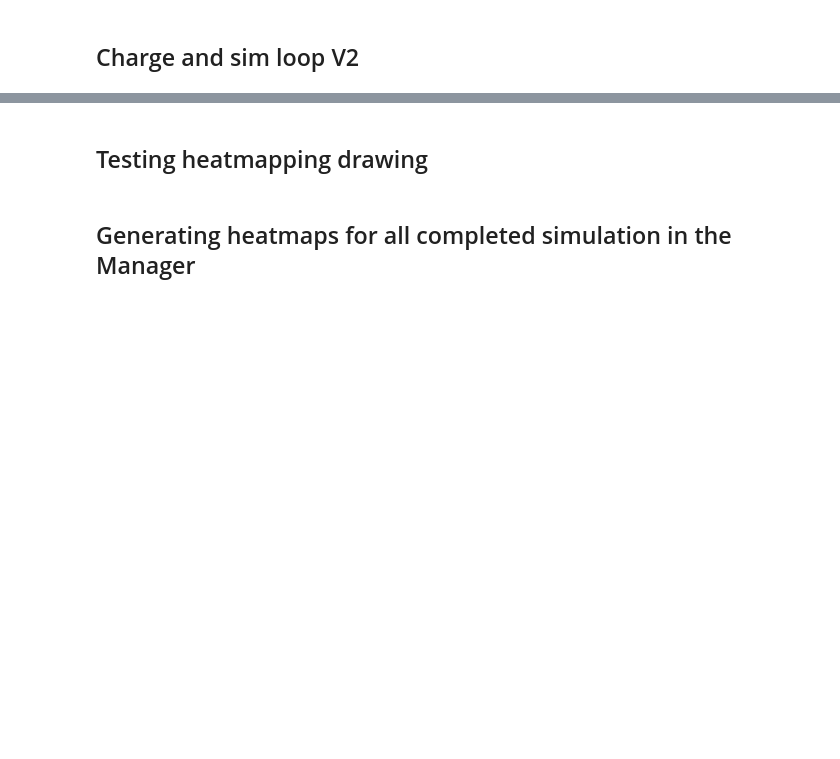
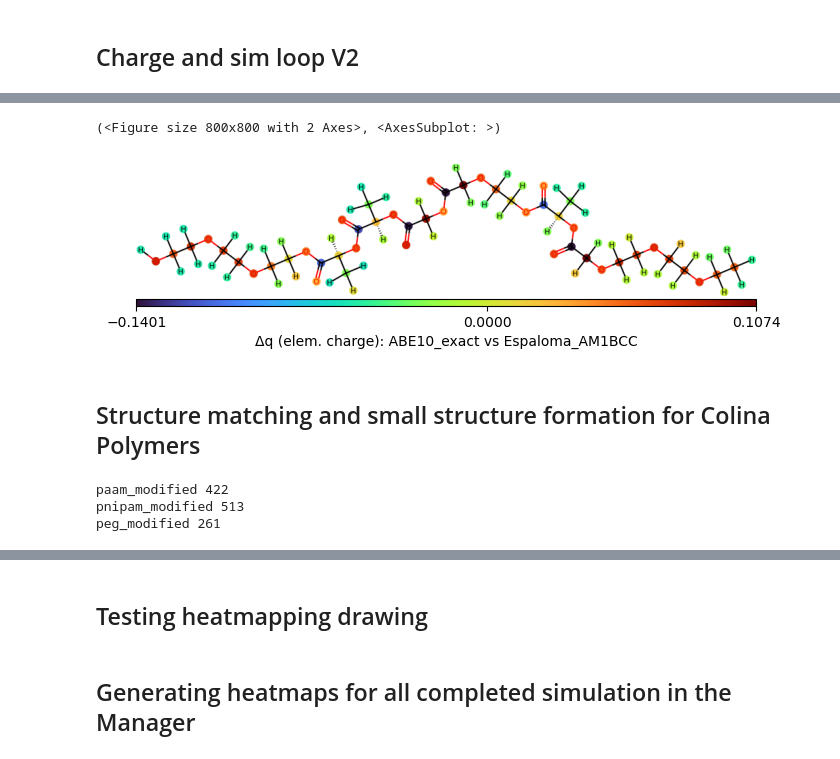
Before and after one commit to timbernat/polymer_workspace, a Jupyter notebook: polymer_dev.ipynb, the cells around one changed output, grey strips where cells are left out. Saved outputs shown, nothing was run; the diff lists cells and outputs as text; code cells hidden in the pictures; blank space fills up the shorter version.

```diff
--- a/polymer_dev.ipynb
+++ b/polymer_dev.ipynb
@@ -105,6 +110,7 @@ creation_log_handler.remove_from_loggers(*loggers)
 # %%
 # Selecting subset of molecules which is suitable for ABE10 charging and subsequent simulation
 HARD_POLYMERS = ['vulcanizedrubber', 'polyphenylenesulfone', 'polyethylene', 'polyphenyleneI'] # pathological or otherwise difficult-to-run polymers that I've encountered
+EASY_POLYMERS = ['polyvinylchloride_solv_water', 'polyethylmethacrylate_solv_water'] + ['naturalrubber_solv_water', 'PEO_PLGA_solv_water'] # the quickest-to-charge and -to-simulate polymers in the sample set
 
 MolFilter = Callable[[PolymerDir], bool]
 whitelisted  = lambda mol_dir : mol_dir.base_mol_name not in HARD_POLYMERS
@@ -130,29 +136,34 @@ dict_keys(['polyvinylchloride_solv_water', 'naturalrubber_solv_water', 'polyethy
 ## Charge and sim loop V2
 # %%
 # DEFINE TARGET MOLECULES AND FORCEFIELD
-sample_mols = valid_mols
-# sample_mols = ['polyvinylchloride_solv_water']#, 'polyethylmethacrylate_solv_water']
-
+# sample_mols = valid_mols
+sample_mols = EASY_POLYMERS
 main_ff_xml = RESOURCE_PATH/'force_fields'/'openff_constrained-2.0.0.offxml'
 # main_ff_xml = RESOURCE_PATH/'force_fields'/'openff_unconstrained-2.0.0.offxml'
+
+# CHARGING PARAMETERS
+overwrite_ff_xml     = False #True
+overwrite_chg_json   = False #True
+distrib_mono_charges = True
+
+strict   = True
+verbose  = False
+
 avg_charge_method = 'ABE10_exact' # 'Espaloma_AM1BCC'
 if avg_charge_method == 'ABE10_averaged':
     raise ValueError('Charge averaging must be performed over a non-averaged (i.e. pure) set of charges')
 
-# CHARGING / SIM LOOP BEHAVIOR
-overwrite_ff_xml     = True
-overwrite_chg_json   = True
-distrib_mono_charges = True
-
+# SIMULATION PARAMETERS
 run_sims = True
-strict   = True
-verbose  = False
-
 sim_param_path = RESOURCE_PATH/'sim_templates'/'debug_sim.json'
 # sim_param_path = RESOURCE_PATH/'sim_templates'/'standard_sim.json'
 sim_params = polysim.SimulationParameters.from_file(sim_param_path)
 
-# AUXILIARY PRE-FLIGHT CALCULATIONS
+# ANALYSIS PARAMETERS
+perform_analysis = True
+traj_sample_interval = 5 # interval between consecutive time points for trajectory analysis (needed for longer sims)
+
+# PRE-FLIGHT CALCULATIONS
 sample_dirs = {
     mol_name : mgr.mol_dirs[mol_name] # TOSELF : deliberately not using .get() so this raises an easier-to-debug KeyError
         for mol_name in sample_mols
@@ -282,0 +320,15 @@ main_logger.info('some\n\twords')
+# %%
+mol_dir.compare_charges('ABE10_exact', 'Espaloma_AM1BCC', converter='SMARTS')
+# %% [output]
+(<Figure size 800x800 with 2 Axes>, <AxesSubplot: >)
+[figure, added]
+# %% [markdown]
+## Structure matching and small structure formation for Colina Polymers
+# %%
+for mol_dir in mgr.mol_dirs_list:
+    if mol_dir.solvent == None:
+        print(mol_dir.mol_name, mol_dir.n_atoms)
+# %% [output]
+paam_modified 422
+pnipam_modified 513
+peg_modified 261
```
Also changed, not shown: parts of 12 cells of this notebook.
